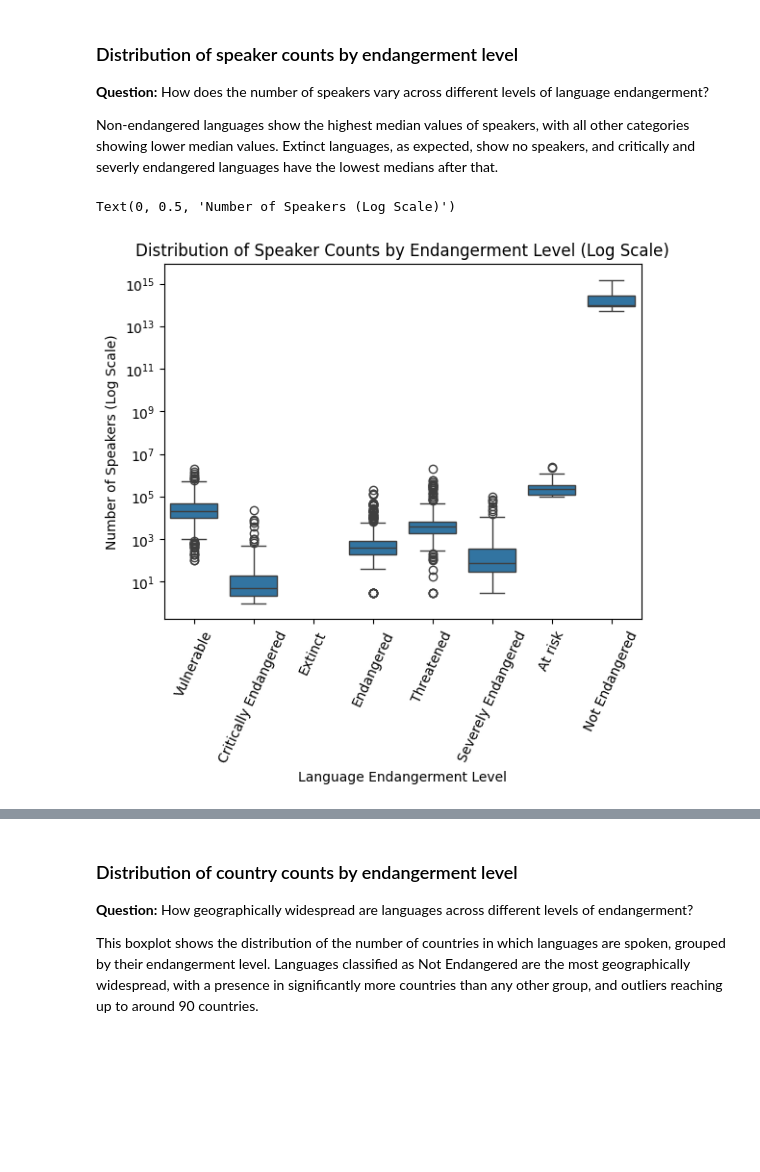
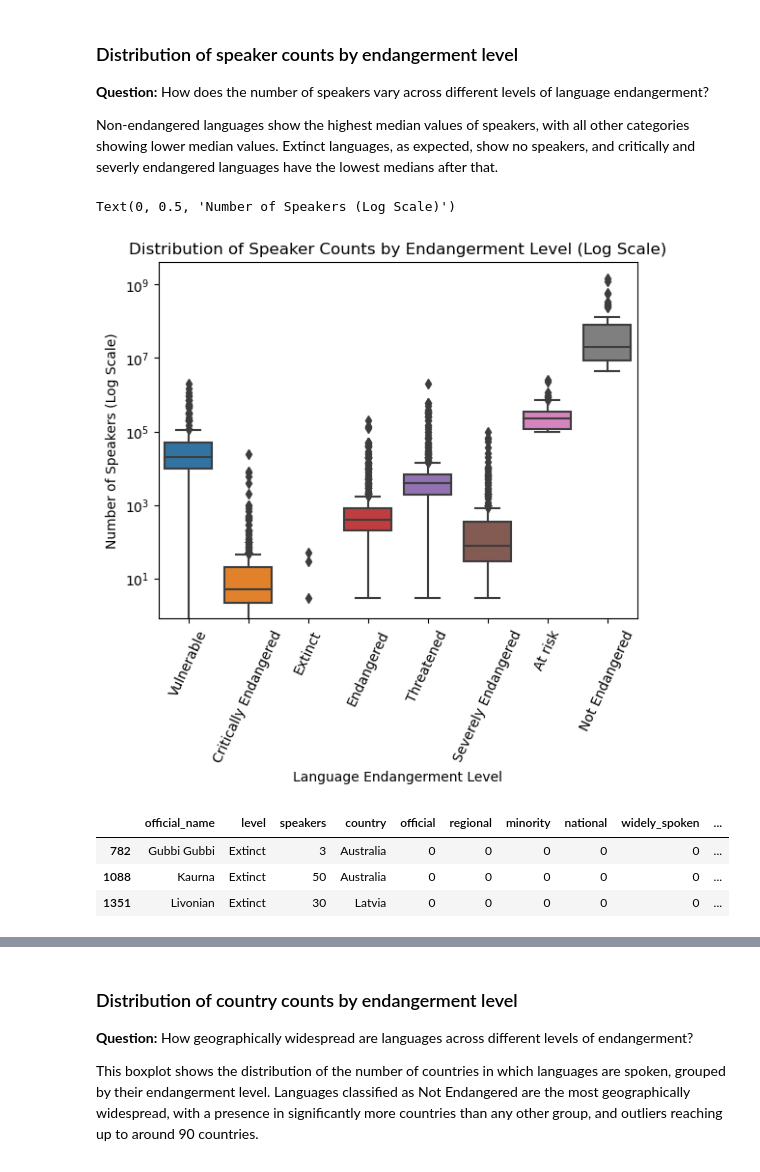
Before and after one commit to jandersen12/Machine-Learning-Endangered-Languages, a Jupyter notebook: EDA.ipynb, the cells around one changed output, grey strips where cells are left out. Saved outputs shown, nothing was run; the diff lists cells and outputs as text; code cells hidden in the pictures; blank space fills up the shorter version.

Commit message:
add tableau viz - rerun EDA - save new csv with country column split

```diff
--- a/EDA.ipynb
+++ b/EDA.ipynb
@@ -34,7 +16,7 @@ WARNING: Running pip as the 'root' user can result in broken permissions and con
 # %%
 ## Read csv
 
-df = pd.read_parquet("Project/datasci207-final-project/Data Cleaning/final_dataset.parquet")
+df = pd.read_csv("~/github/Machine-Learning-Endangered-Languages/Data-Cleaning/final_dataset2.csv")
 df.head()
 # %% [output]
 |  | official_name | level | speakers | country | official | regional | minority | national | widely_spoken | ... |
@@ -226,11 +208,23 @@ plt.show()
 
 Non-endangered languages show the highest median values of speakers, with all other categories showing lower median values. Extinct languages, as expected, show no speakers, and critically and severly endangered languages have the lowest medians after that.
 # %%
-ax = sns.boxplot(data= df, x= 'level', y= 'speakers', log_scale= True)
+ax = sns.boxplot(data= df, x= 'level', y= 'speakers')
+ax.set_yscale('log')
 ax.set_xticklabels(ax.get_xticklabels(), rotation=65)
 plt.title('Distribution of Speaker Counts by Endangerment Level (Log Scale)')
 plt.xlabel('Language Endangerment Level')
 plt.ylabel('Number of Speakers (Log Scale)')
+ax.set_xticklabels(ax.get_xticklabels(), rotation=65)
+plt.title('Distribution of Speaker Counts by Endangerment Level (Log Scale)')
+plt.xlabel('Language Endangerment Level')
+plt.ylabel('Number of Speakers (Log Scale)')
 # %% [output]
 Text(0, 0.5, 'Number of Speakers (Log Scale)')
-[figure, old version]
+[figure, new version]
+# %%
+df[(df['level'] == 'Extinct') & (df['speakers'] > 0)]
+# %% [output]
+|  | official_name | level | speakers | country | official | regional | minority | national | widely_spoken | ... |
+| 782 | Gubbi Gubbi | Extinct | 3 | Australia | 0 | 0 | 0 | 0 | 0 | ... |
+| 1088 | Kaurna | Extinct | 50 | Australia | 0 | 0 | 0 | 0 | 0 | ... |
+| 1351 | Livonian | Extinct | 30 | Latvia | 0 | 0 | 0 | 0 | 0 | ... |
```
Also changed, not shown: parts of 11 cells of this notebook, 5 other files.
